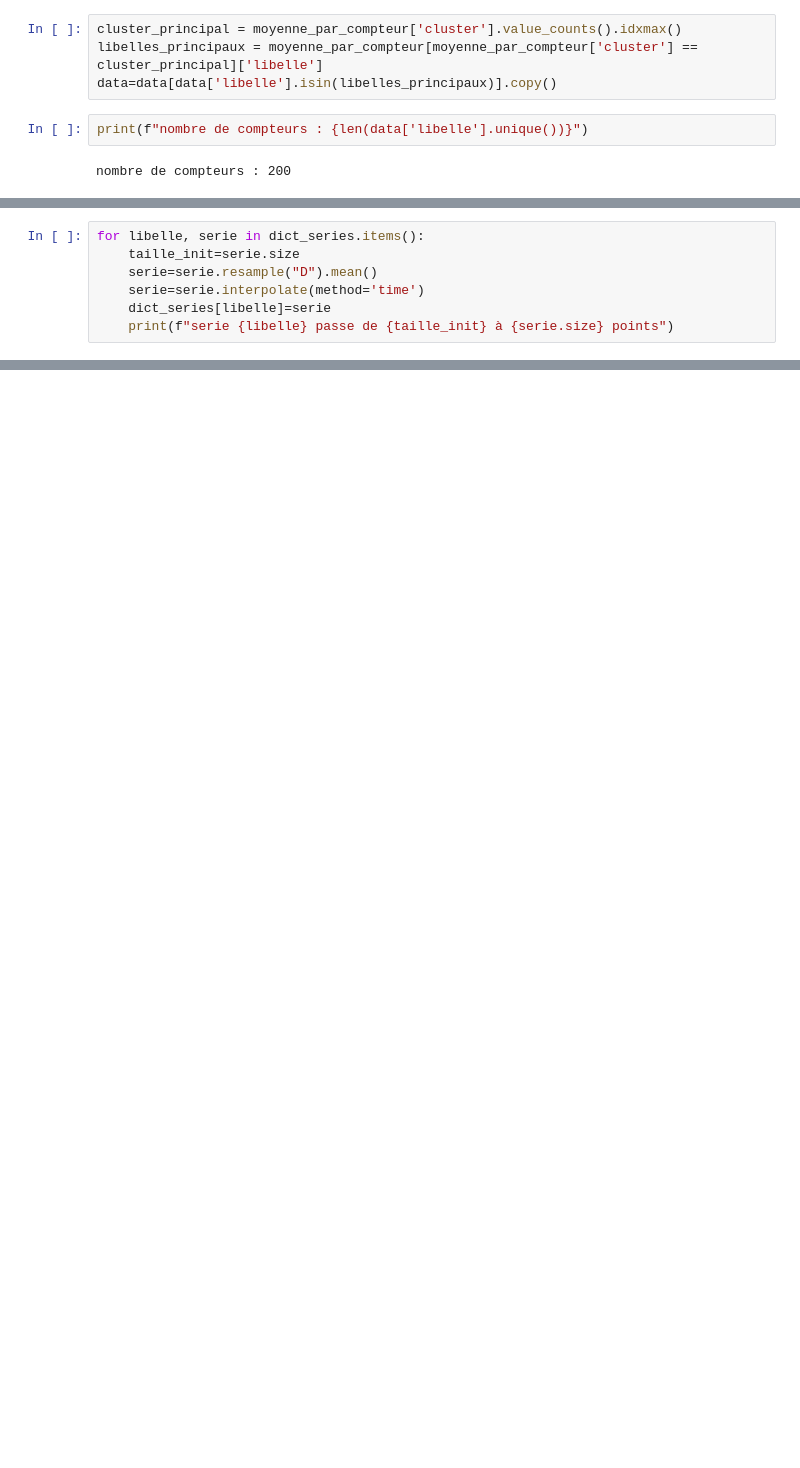
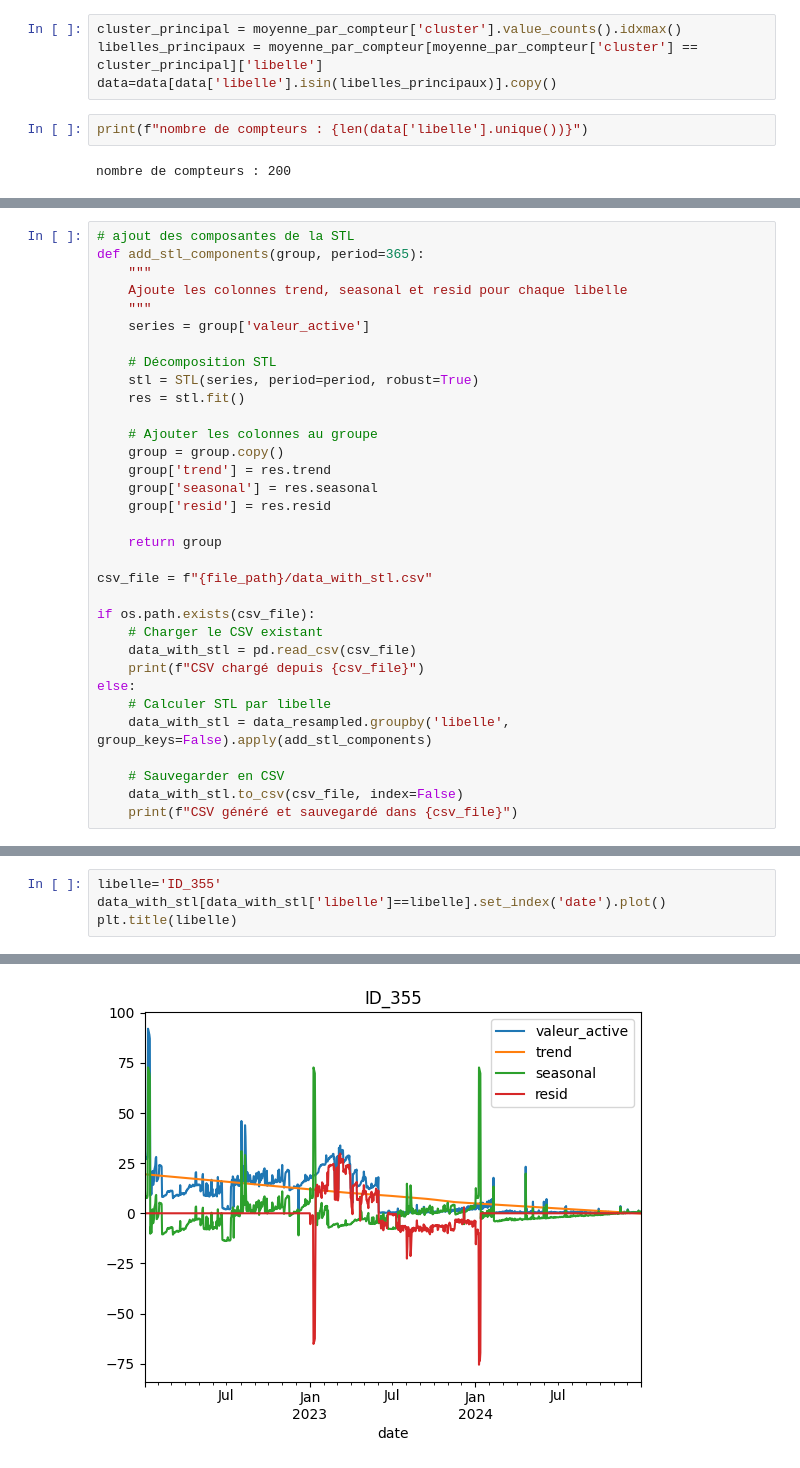
Before and after one commit to montagneForEver/ML_consommation_eau, a Jupyter notebook: exploration_finale.ipynb, the cells around one changed output, grey strips where cells are left out. Saved outputs shown, nothing was run; the diff lists cells and outputs as text; blank space fills up the shorter version.

```diff
--- a/exploration_finale.ipynb
+++ b/exploration_finale.ipynb
@@ -491,7 +367,0 @@ On fait le choix de standardiser pour centrer la courbe sur zero ce qui facilite
-# %%
-for libelle, serie in dict_series.items():
-    taille_init=serie.size
-    serie=serie.resample("D").mean()
-    serie=serie.interpolate(method='time')
-    dict_series[libelle]=serie
-    print(f"serie {libelle} passe de {taille_init} à {serie.size} points")
@@ -695,0 +443,33 @@ méthode de décomposition d'une série temporelle : https://blog.statoscop.fr/t
+# %%
+# ajout des composantes de la STL
+def add_stl_components(group, period=365):
+    """
+    Ajoute les colonnes trend, seasonal et resid pour chaque libelle
+    """
+    series = group['valeur_active']
+
+    # Décomposition STL
+    stl = STL(series, period=period, robust=True)
+    res = stl.fit()
+
+    # Ajouter les colonnes au groupe
+    group = group.copy()
+    group['trend'] = res.trend
+    group['seasonal'] = res.seasonal
+    group['resid'] = res.resid
+
+    return group
+
+csv_file = f"{file_path}/data_with_stl.csv"
+
+if os.path.exists(csv_file):
+    # Charger le CSV existant
+    data_with_stl = pd.read_csv(csv_file)
+    print(f"CSV chargé depuis {csv_file}")
+else:
+    # Calculer STL par libelle
+    data_with_stl = data_resampled.groupby('libelle', group_keys=False).apply(add_stl_components)
+
+    # Sauvegarder en CSV
+    data_with_stl.to_csv(csv_file, index=False)
+    print(f"CSV généré et sauvegardé dans {csv_file}")
@@ -695,0 +528,5 @@ méthode de décomposition d'une série temporelle : https://blog.statoscop.fr/t
+# %%
+libelle='ID_355'
+data_with_stl[data_with_stl['libelle']==libelle].set_index('date').plot()
+plt.title(libelle)
+# %% [output]
@@ -695,0 +534 @@ méthode de décomposition d'une série temporelle : https://blog.statoscop.fr/t
+[figure, added]
```
Also changed, not shown: parts of 74 cells of this notebook.
